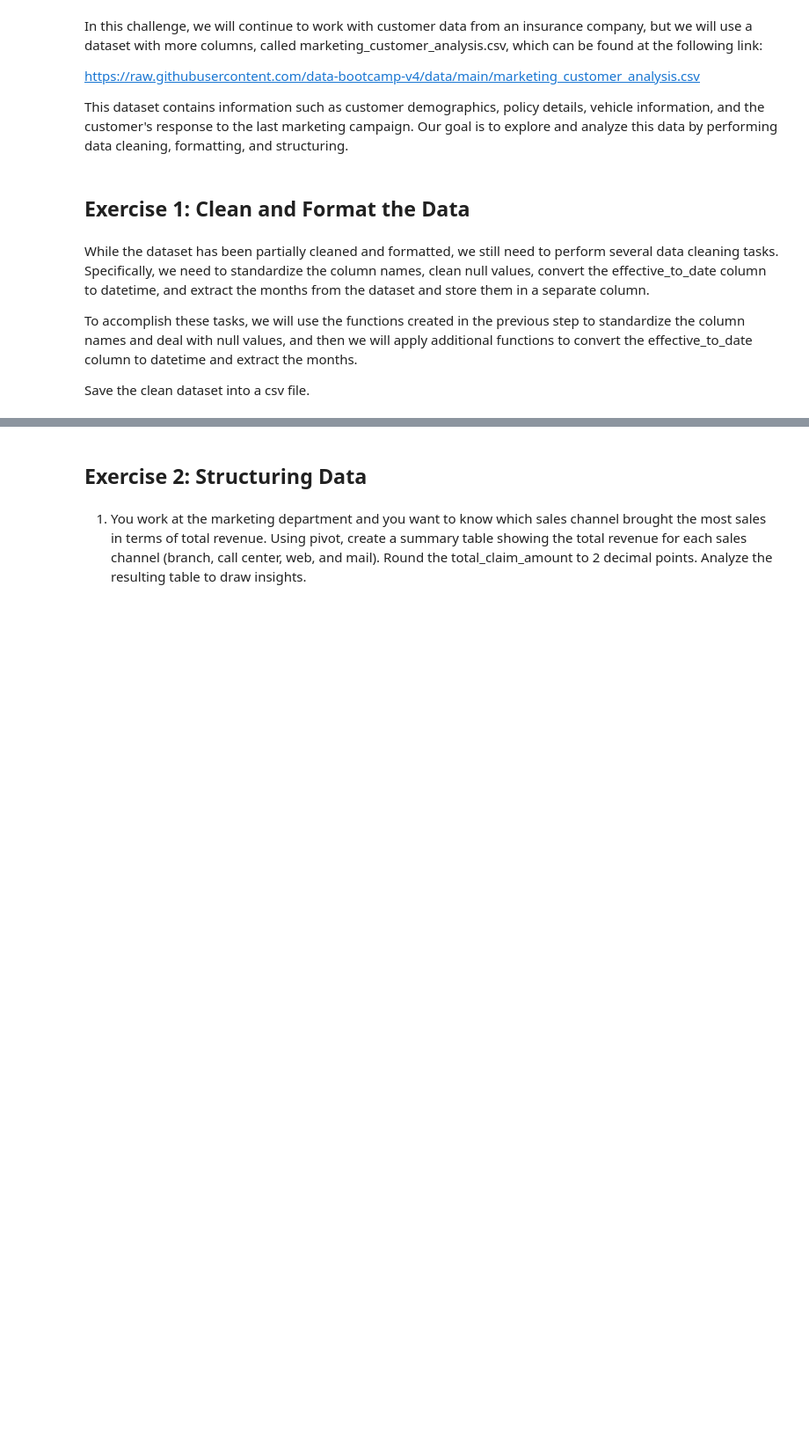
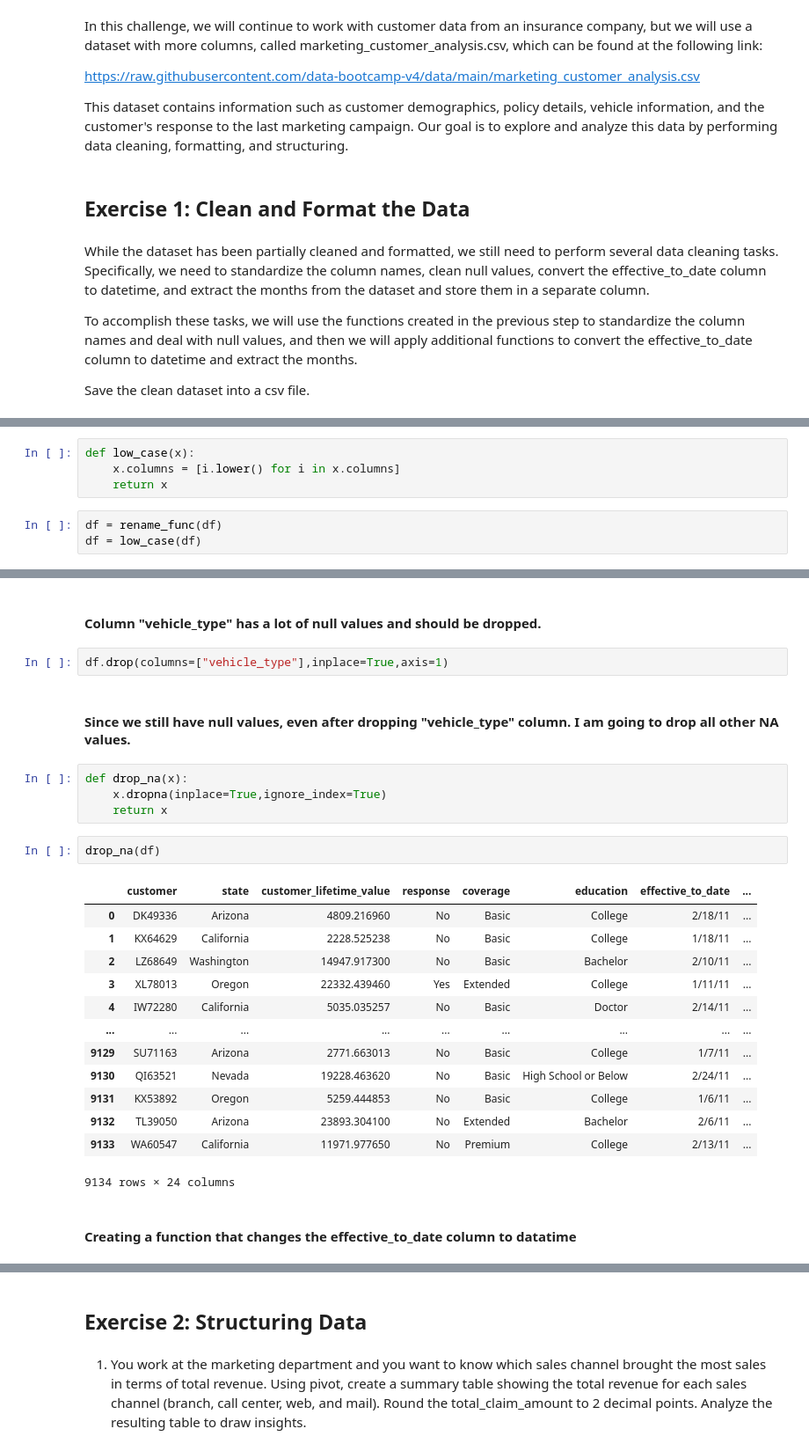
Before and after one commit to ferasrafeh/IronLab, a Jupyter notebook: Week2/lab-dw-data-structuring-and-combining.ipynb, the cells around one changed output, grey strips where cells are left out. Shown: that part at 88% size. Drawn from its saved outputs; the diff is of its cells as text; blank space fills up the shorter version.

```diff
--- a/Week2/lab-dw-data-structuring-and-combining.ipynb
+++ b/Week2/lab-dw-data-structuring-and-combining.ipynb
@@ -57,0 +107,7 @@ Save the clean dataset into a csv file.
+# %%
+def low_case(x):
+    x.columns = [i.lower() for i in x.columns]
+    return x
+# %%
+df = rename_func(df)
+df = low_case(df)
@@ -57,0 +145,28 @@ Save the clean dataset into a csv file.
+# %% [markdown]
+#### Column "vehicle_type" has a lot of null values and should be dropped.
+# %%
+df.drop(columns=["vehicle_type"],inplace=True,axis=1)
+# %% [markdown]
+#### Since we still have null values, even after dropping "vehicle_type" column. I am going to drop all other NA values.
+# %%
+def drop_na(x):
+    x.dropna(inplace=True,ignore_index=True)
+    return x
+# %%
+drop_na(df)
+# %% [output]
+|  | customer | state | customer_lifetime_value | response | coverage | education | effective_to_date | ... |
+| 0 | DK49336 | Arizona | 4809.216960 | No | Basic | College | 2/18/11 | ... |
+| 1 | KX64629 | California | 2228.525238 | No | Basic | College | 1/18/11 | ... |
+| 2 | LZ68649 | Washington | 14947.917300 | No | Basic | Bachelor | 2/10/11 | ... |
+| 3 | XL78013 | Oregon | 22332.439460 | Yes | Extended | College | 1/11/11 | ... |
+| 4 | IW72280 | California | 5035.035257 | No | Basic | Doctor | 2/14/11 | ... |
+| ... | ... | ... | ... | ... | ... | ... | ... | ... |
+| 9129 | SU71163 | Arizona | 2771.663013 | No | Basic | College | 1/7/11 | ... |
+| 9130 | QI63521 | Nevada | 19228.463620 | No | Basic | High School or Below | 2/24/11 | ... |
+| 9131 | KX53892 | Oregon | 5259.444853 | No | Basic | College | 1/6/11 | ... |
+| 9132 | TL39050 | Arizona | 23893.304100 | No | Extended | Bachelor | 2/6/11 | ... |
+| 9133 | WA60547 | California | 11971.977650 | No | Premium | College | 2/13/11 | ... |
+9134 rows × 24 columns
+# %% [markdown]
+#### Creating a function that changes the effective_to_date column to datatime
```
Also changed, not shown: parts of 31 cells of this notebook.
